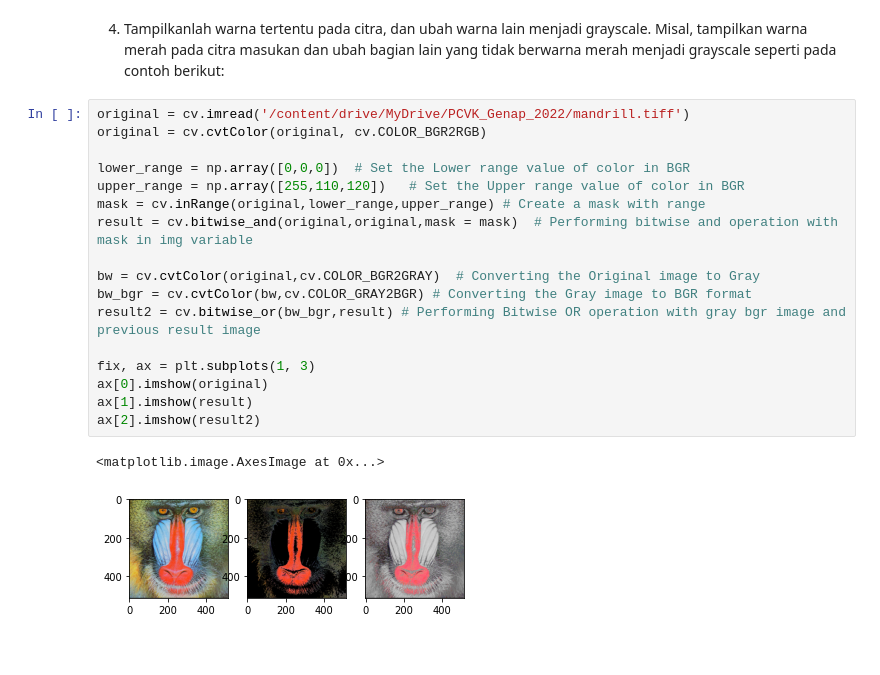
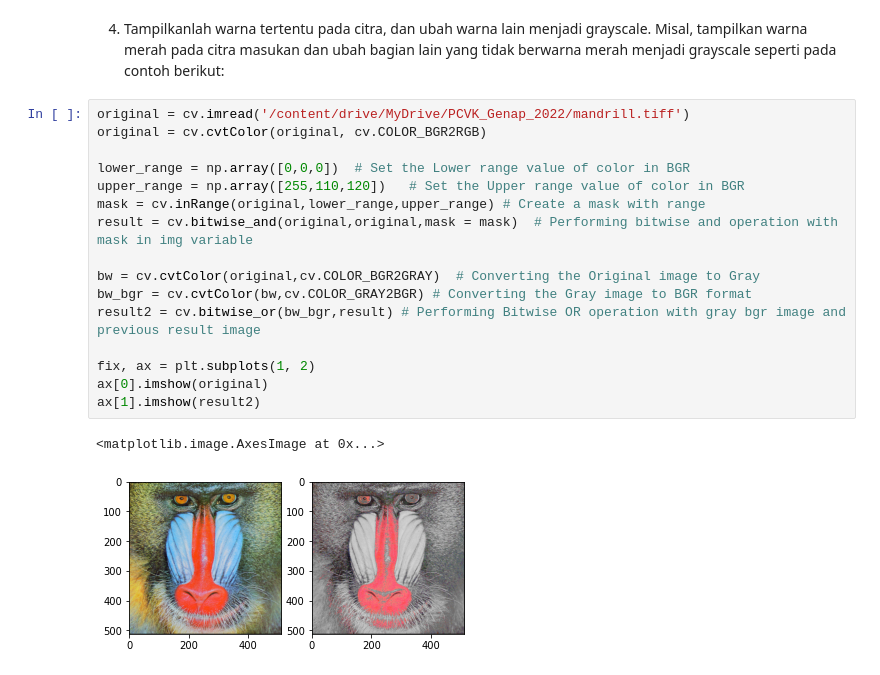
Before and after one commit to MuhammadDhiyaul/PCVK_Genap_2022, a Jupyter notebook: Week3.ipynb, the cells around one changed output. Cells and saved outputs as stored; diff of their text form.

```diff
--- a/Week3.ipynb
+++ b/Week3.ipynb
@@ -153,20 +153,19 @@ ax[1].imshow(luminance, cmap='gray')
 # %%
 original = cv.imread('/content/drive/MyDrive/PCVK_Genap_2022/mandrill.tiff')
 original = cv.cvtColor(original, cv.COLOR_BGR2RGB)
 
 lower_range = np.array([0,0,0])  # Set the Lower range value of color in BGR
 upper_range = np.array([255,110,120])   # Set the Upper range value of color in BGR
 mask = cv.inRange(original,lower_range,upper_range) # Create a mask with range
 result = cv.bitwise_and(original,original,mask = mask)  # Performing bitwise and operation with mask in img variable
 
 bw = cv.cvtColor(original,cv.COLOR_BGR2GRAY)  # Converting the Original image to Gray
 bw_bgr = cv.cvtColor(bw,cv.COLOR_GRAY2BGR) # Converting the Gray image to BGR format
 result2 = cv.bitwise_or(bw_bgr,result) # Performing Bitwise OR operation with gray bgr image and previous result image
 
-fix, ax = plt.subplots(1, 3)
+fix, ax = plt.subplots(1, 2)
 ax[0].imshow(original)
-ax[1].imshow(result)
-ax[2].imshow(result2)
+ax[1].imshow(result2)
 # %% [output]
 <matplotlib.image.AxesImage at 0x...>
-[figure, old version]
+[figure, new version]
```
Also changed, not shown: parts of 1 cell of this notebook.
